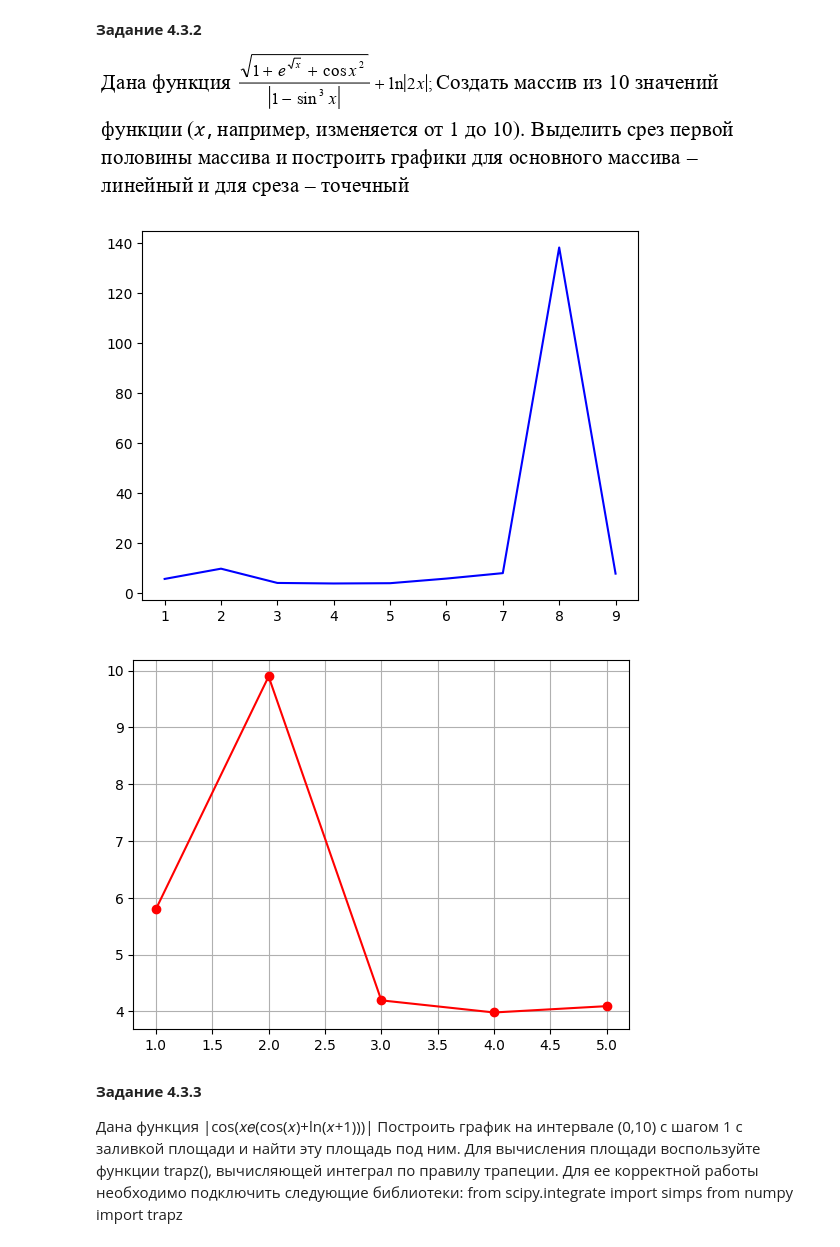
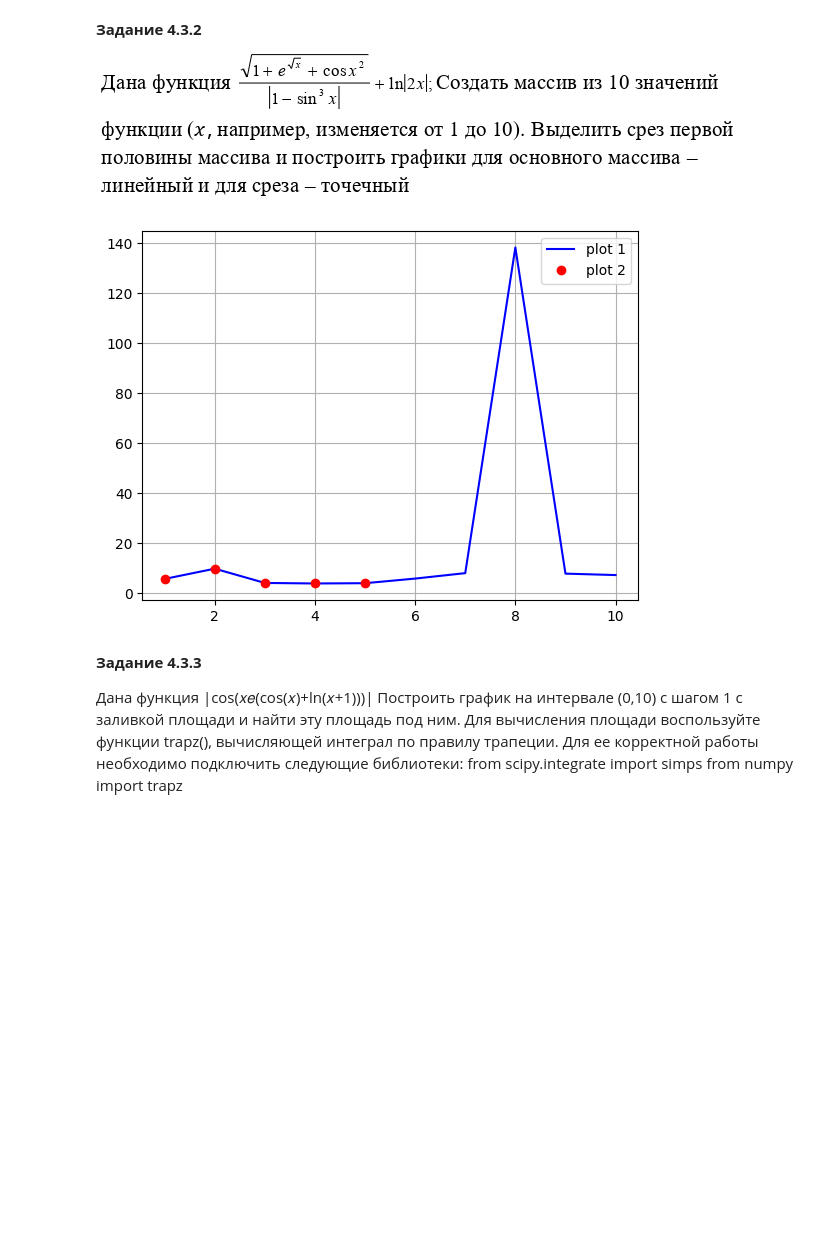
Before and after one commit to BigSekas/WB_mirea, a Jupyter notebook: Workbook1_Mironov_D.ipynb, the cells around one changed output. Drawn from its saved outputs; the diff is of its cells as text; code cells hidden in the pictures; blank space fills up the shorter version.

```diff
--- a/Workbook1_Mironov_D.ipynb
+++ b/Workbook1_Mironov_D.ipynb
@@ -295,19 +295,17 @@ plt.show()
 # %%
 import matplotlib.pyplot as plt
 import numpy as np
 
-x = np.arange(1.0, 10.0, 1)
+x = np.arange(1.0, 11.0, 1)
 y = np.sqrt(1 + np.exp(np.sqrt(x)) + np.cos(x*x))/(abs(1 - np.sin(x)**3)) + np.log(abs(2*x))
 
-plt.plot(x, y, c = 'b')
+plt.plot(x, y, c='b', label='plot 1')
+plt.plot(x[:5], y[:5], c='red', marker='o', linestyle='', label='plot 2')
+plt.grid(True)
+plt.legend()
 plt.show()
-
-plt.plot(x[:5], y[:5], c = 'red', marker = 'o')
-plt.grid(True)
-plt.show()
 # %% [output]
-[figure, old version]
+[figure, new version]
-[figure, removed]
 # %% [markdown]
 **Задание 4.3.3**
 
```
Also changed, not shown: parts of 1 cell of this notebook.
